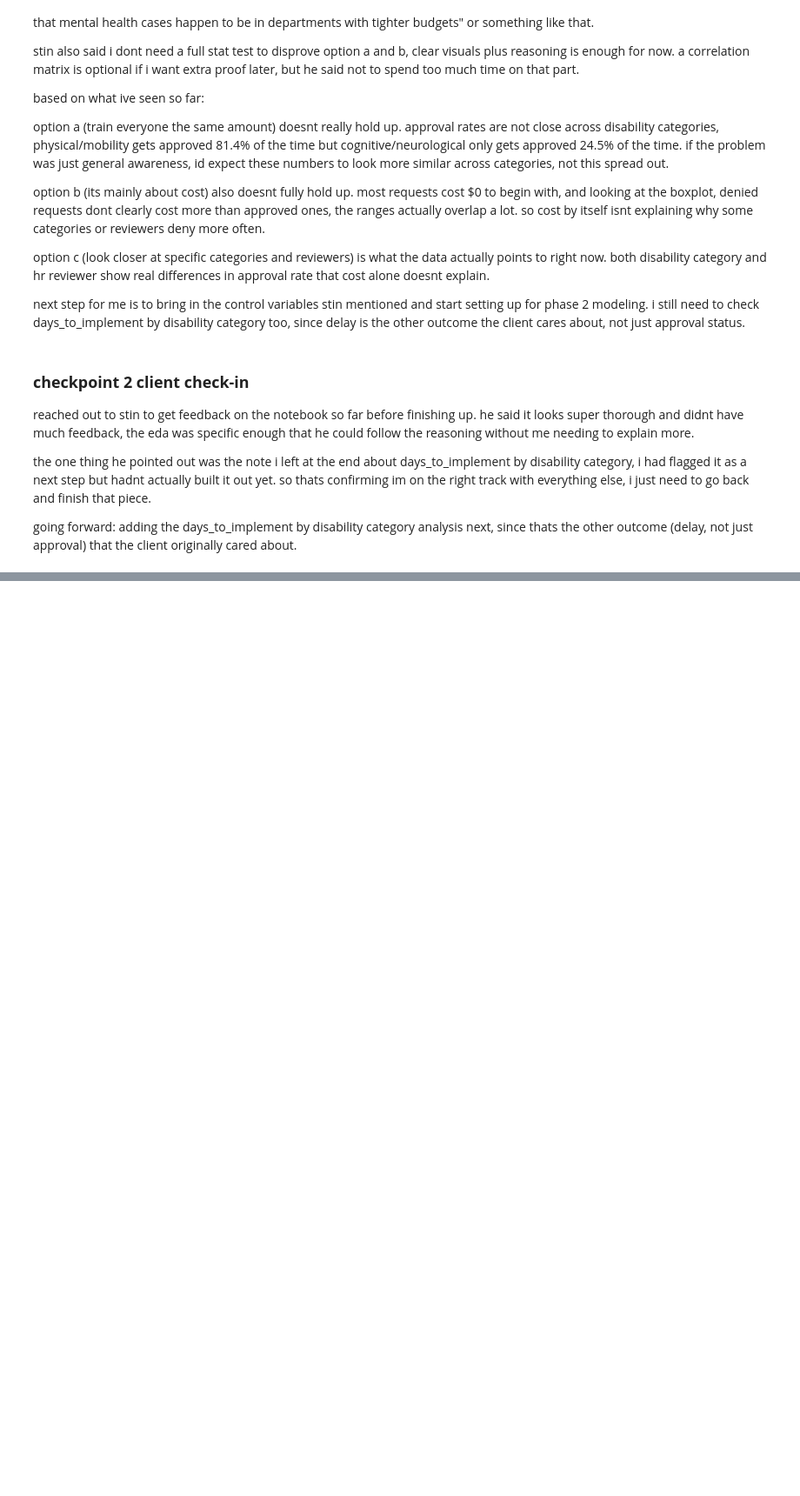
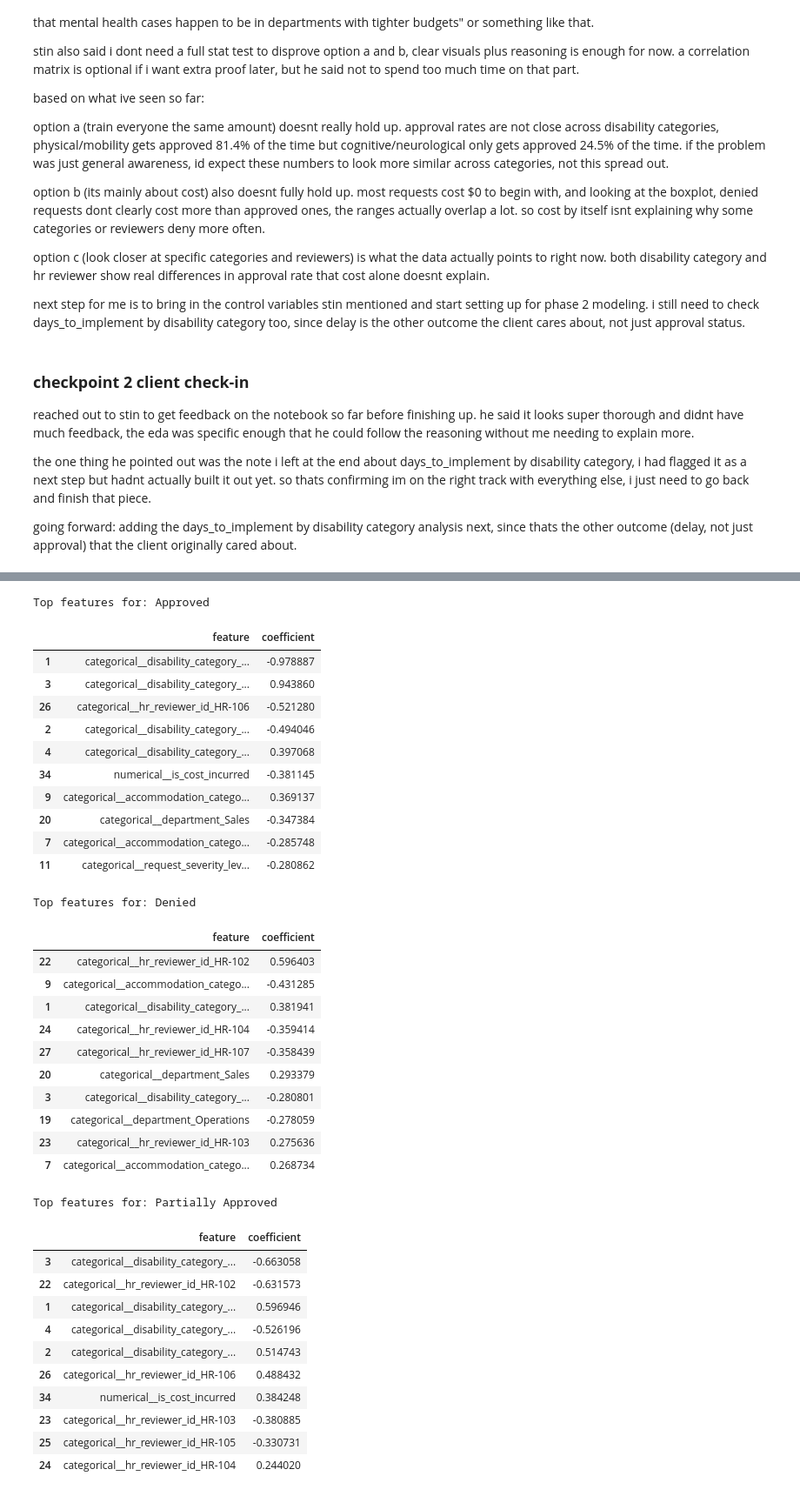
Before and after one commit to MSagri05/IAT461-Final-Project, a Jupyter notebook: workplace_accommodation_analysis.ipynb, the cells around one changed output, grey strips where cells are left out. Shown at 87% size. Saved outputs shown, nothing was run; the diff lists cells and outputs as text; code cells hidden in the pictures; blank space fills up the shorter version.

```diff
--- a/workplace_accommodation_analysis.ipynb
+++ b/workplace_accommodation_analysis.ipynb
@@ -607,0 +1037,17 @@ going forward: adding the days_to_implement by disability category analysis next
+# %%
+# get feature names after preprocessing
+feature_names = logistic_model.named_steps[
+    "preprocessor"
+].get_feature_names_out()
+
+# get logistic regression coefficients
+coefficients = logistic_model.named_steps[
+    "classifier"
+].coef_
+
+classes = logistic_model.named_steps[
+    "classifier"
+].classes_
+
+print("classes:", classes)
+print("number of features after encoding:", len(feature_names))
@@ -607,0 +1057,61 @@ going forward: adding the days_to_implement by disability category analysis next
+# %%
+coefficient_tables = {}
+
+for i, class_name in enumerate(classes):
+    coef_df = pd.DataFrame({
+        "feature": feature_names,
+        "coefficient": coefficients[i]
+    })
+
+    coef_df["absolute_coefficient"] = coef_df["coefficient"].abs()
+
+    coef_df = coef_df.sort_values(
+        by="absolute_coefficient",
+        ascending=False
+    )
+
+    coefficient_tables[class_name] = coef_df
+
+    print(f"\nTop features for: {class_name}")
+    display(
+        coef_df[
+            ["feature", "coefficient"]
+        ].head(10)
+    )
+# %% [output]
+Top features for: Approved
+|  | feature | coefficient |
+| 1 | categorical__disability_category_... | -0.978887 |
+| 3 | categorical__disability_category_... | 0.943860 |
+| 26 | categorical__hr_reviewer_id_HR-106 | -0.521280 |
+| 2 | categorical__disability_category_... | -0.494046 |
+| 4 | categorical__disability_category_... | 0.397068 |
+| 34 | numerical__is_cost_incurred | -0.381145 |
+| 9 | categorical__accommodation_catego... | 0.369137 |
+| 20 | categorical__department_Sales | -0.347384 |
+| 7 | categorical__accommodation_catego... | -0.285748 |
+| 11 | categorical__request_severity_lev... | -0.280862 |
+Top features for: Denied
+|  | feature | coefficient |
+| 22 | categorical__hr_reviewer_id_HR-102 | 0.596403 |
+| 9 | categorical__accommodation_catego... | -0.431285 |
+| 1 | categorical__disability_category_... | 0.381941 |
+| 24 | categorical__hr_reviewer_id_HR-104 | -0.359414 |
+| 27 | categorical__hr_reviewer_id_HR-107 | -0.358439 |
+| 20 | categorical__department_Sales | 0.293379 |
+| 3 | categorical__disability_category_... | -0.280801 |
+| 19 | categorical__department_Operations | -0.278059 |
+| 23 | categorical__hr_reviewer_id_HR-103 | 0.275636 |
+| 7 | categorical__accommodation_catego... | 0.268734 |
+Top features for: Partially Approved
+|  | feature | coefficient |
+| 3 | categorical__disability_category_... | -0.663058 |
+| 22 | categorical__hr_reviewer_id_HR-102 | -0.631573 |
+| 1 | categorical__disability_category_... | 0.596946 |
+| 4 | categorical__disability_category_... | -0.526196 |
+| 2 | categorical__disability_category_... | 0.514743 |
+| 26 | categorical__hr_reviewer_id_HR-106 | 0.488432 |
+| 34 | numerical__is_cost_incurred | 0.384248 |
+| 23 | categorical__hr_reviewer_id_HR-103 | -0.380885 |
+| 25 | categorical__hr_reviewer_id_HR-105 | -0.330731 |
+| 24 | categorical__hr_reviewer_id_HR-104 | 0.244020 |
```
Also changed, not shown: parts of 46 cells of this notebook.
